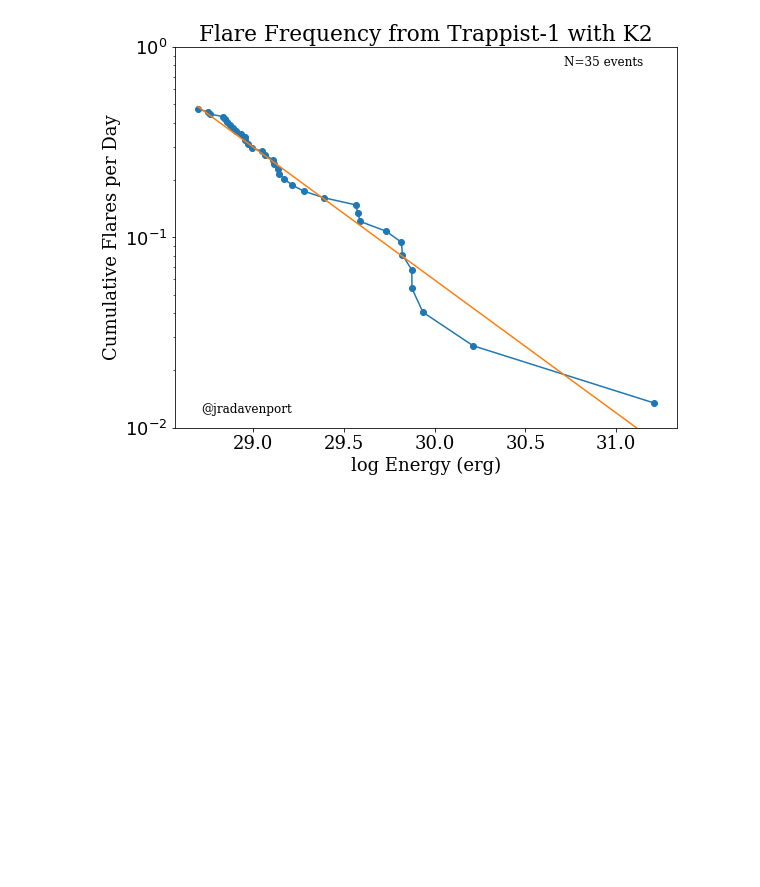
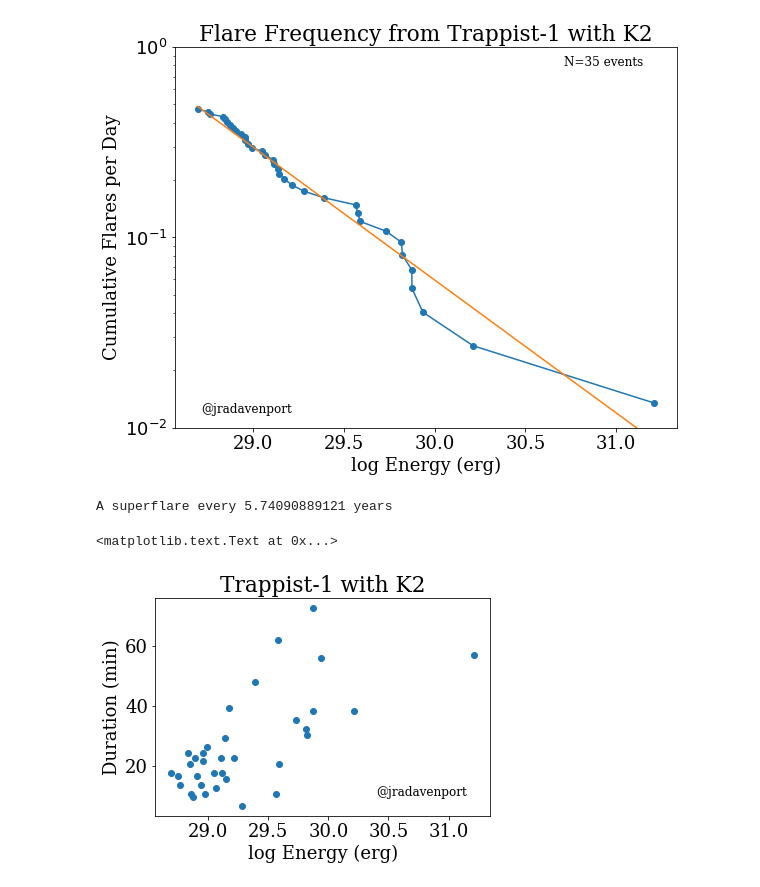
Before and after one commit to jradavenport/trappist-flares, a Jupyter notebook: explore.ipynb, the cells around one changed output. Saved outputs shown, nothing was run; the diff lists cells and outputs as text; code cells hidden in the pictures; blank space fills up the shorter version.

Commit message:
add duration energy plot

```diff
--- a/explore.ipynb
+++ b/explore.ipynb
@@ -232,3 +232,16 @@ print(fit2)
 # %% [output]
 [ -0.6990443   19.74718842]
 [figure]
+# %%
+print('A superflare every ' + str(1. / (10.**pp2(33.) * 365.)) + ' years')
+# %% [output]
+A superflare every 5.74090889121 years
+# %%
+plt.scatter(np.log10(ED*E_POINT) , (fbeye['t_stop'].values[1:] - fbeye['t_start'].values[1:])*24.*60.)
+plt.xlabel('log Energy (erg)')
+plt.ylabel('Duration (min)')
+plt.title('Trappist-1 with K2')
+plt.text(30.4, 10, '@jradavenport', fontsize=12)
+# %% [output]
+<matplotlib.text.Text at 0x...>
+[figure, added]
```
